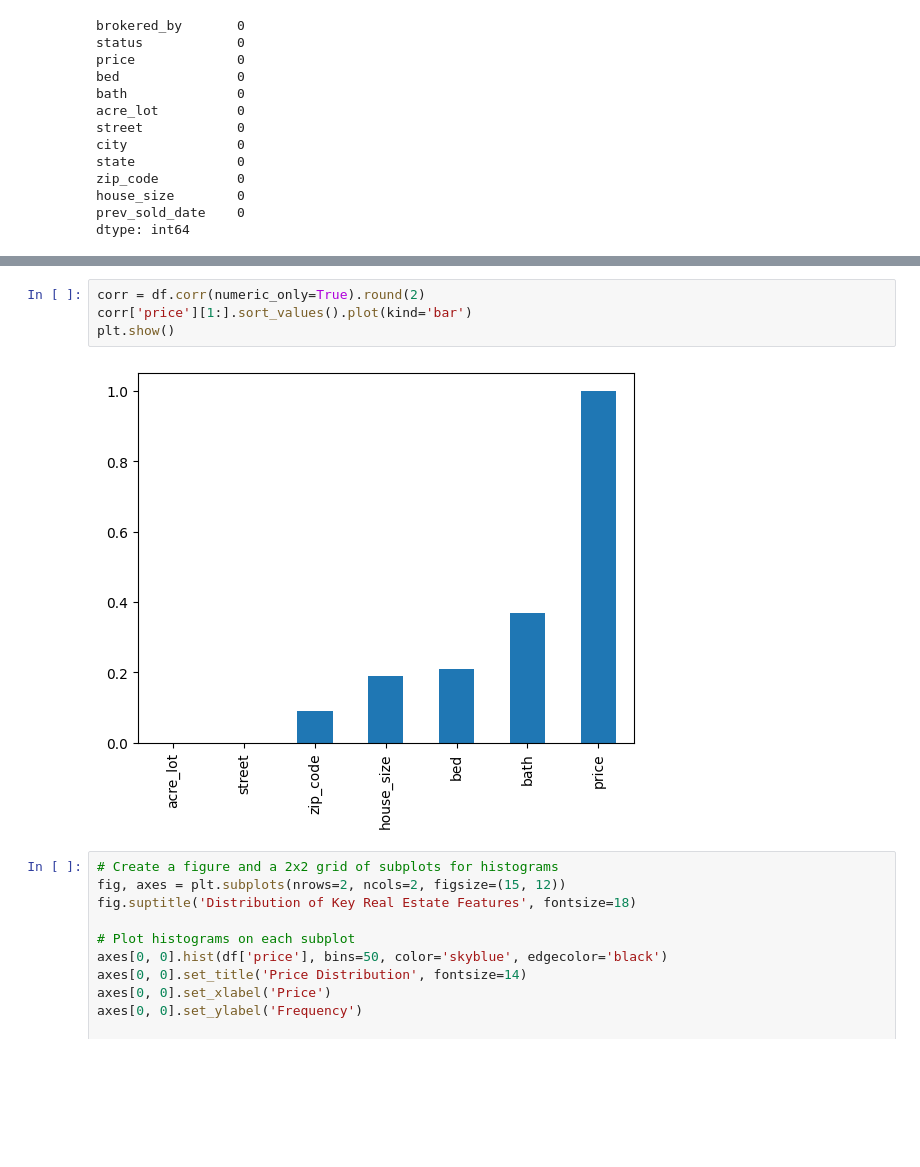
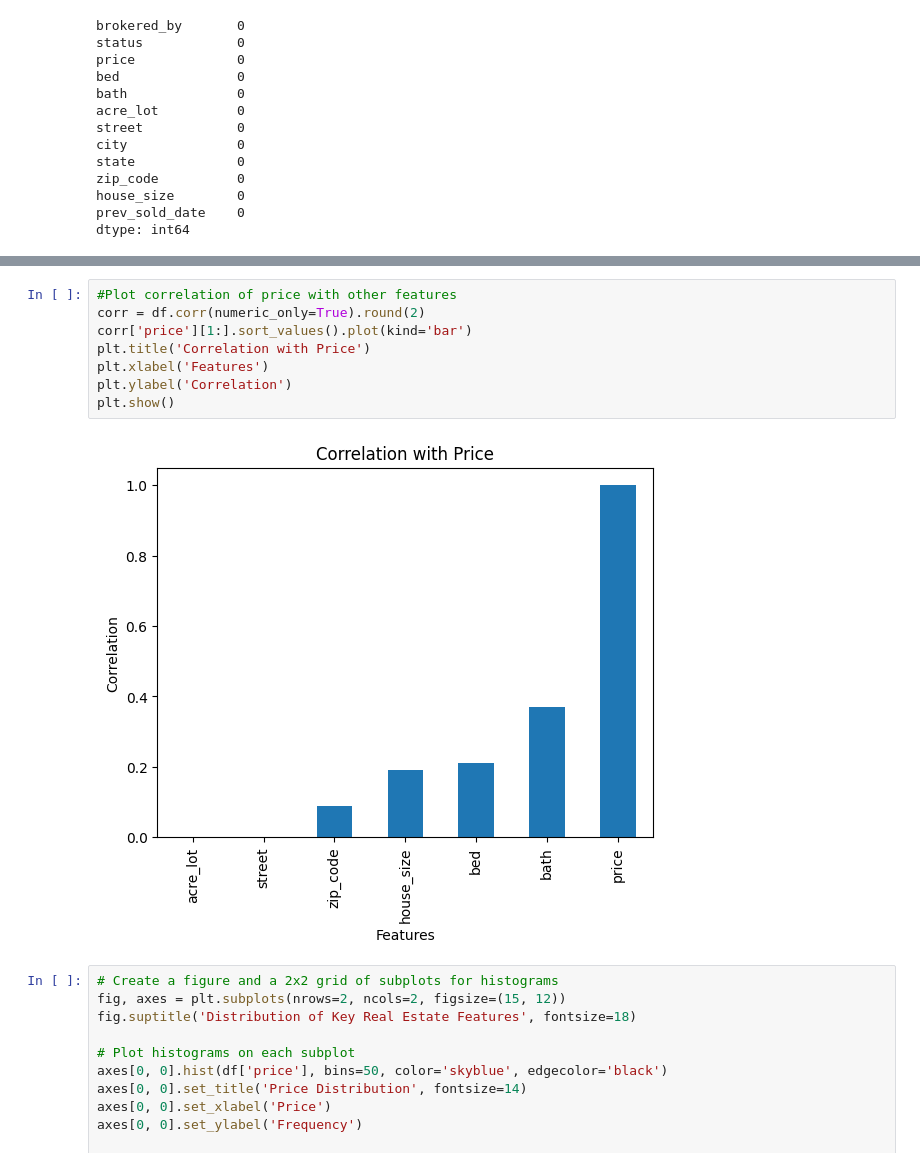
Before and after one commit to Mawitey/CapstoneAssignment, a Jupyter notebook: Capstone Assignment.ipynb, the cells around one changed output, grey strips where cells are left out. Cells and saved outputs as stored; diff of their text form; blank space fills up the shorter version.

```diff
--- a/Capstone Assignment.ipynb
+++ b/Capstone Assignment.ipynb
@@ -91,9 +97,13 @@ plt.show()
 # %%
+#Plot correlation of price with other features
 corr = df.corr(numeric_only=True).round(2)
 corr['price'][1:].sort_values().plot(kind='bar')
+plt.title('Correlation with Price')
+plt.xlabel('Features')
+plt.ylabel('Correlation')
 plt.show()
 # %% [output]
-[figure, old version]
+[figure, new version]
 # %%
 # Create a figure and a 2x2 grid of subplots for histograms
 fig, axes = plt.subplots(nrows=2, ncols=2, figsize=(15, 12))
```
Also changed, not shown: parts of 8 cells of this notebook.
